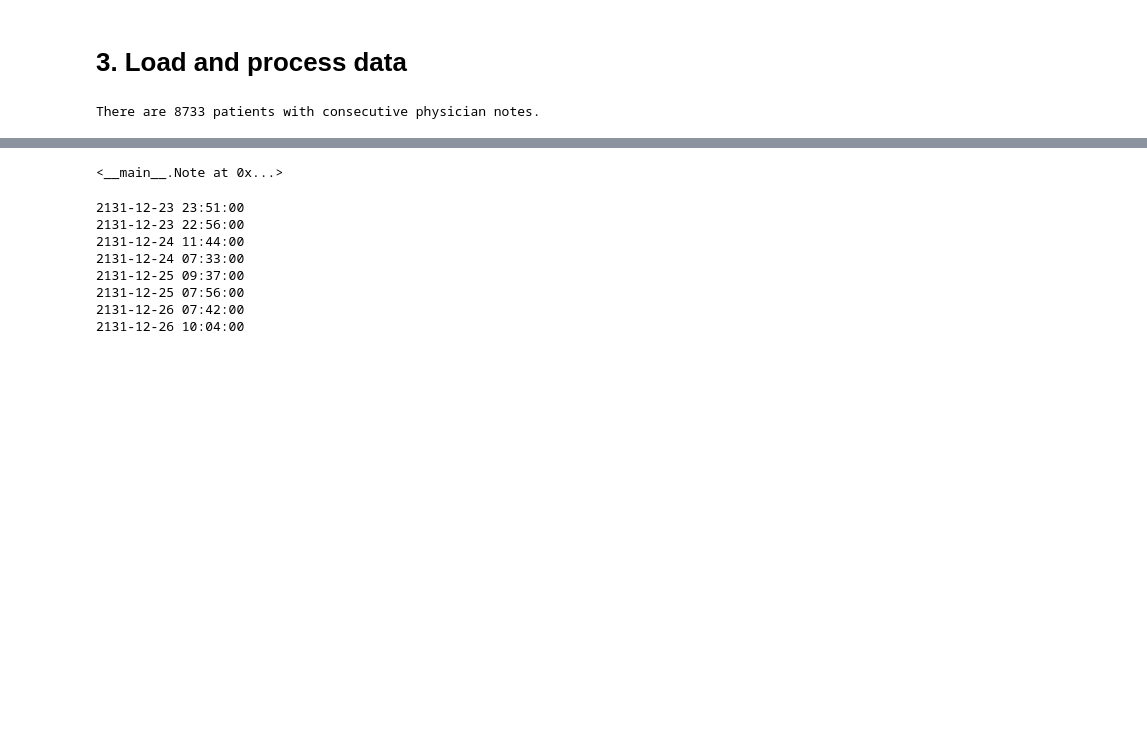
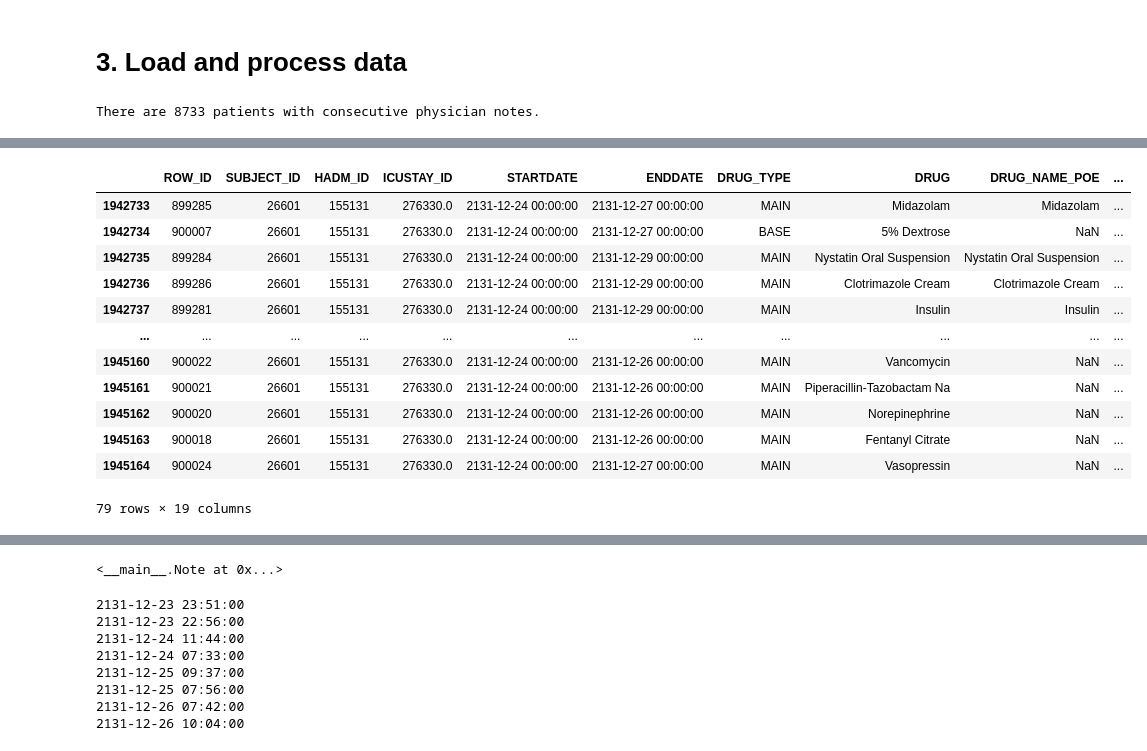
Before and after one commit to sakuralily11/opennotes-error-detection, a Jupyter notebook: Data Processing.ipynb, the cells around one changed output, grey strips where cells are left out. Saved outputs shown, nothing was run; the diff lists cells and outputs as text; code cells hidden in the pictures; blank space fills up the shorter version.

```diff
--- a/Data Processing.ipynb
+++ b/Data Processing.ipynb
@@ -497,12 +695,8 @@ There are 8733 patients with consecutive physician notes.
 # %%
 # test an example
+hadm_id = hadm_ids[10] # Note: `hadm_ids` is a list of all HADM id's with consecutive physician notes
 
 # Create patient instance -- processes all the data
-pat = Patient(hadm_ids[1], notes_df, drug_df, lab_df, d_lab_df, \
-              med7_nlp, sci_nlp, linker, \
+pat = Patient(hadm_id, notes_df, drug_df, lab_df, d_lab_df, \
+              med7_nlp, umls_nlp, rxnorm_nlp, umls_linker, rxnorm_linker, \
               physician_only=True)
-
-# note.hadm_id
-# note.txt
-# note.cat
-# note.time
@@ -513,0 +1252,28 @@ for sent_rep in note.sentence_reps:
+# %%
+## Processing patient's drug info
+
+# get datetimes for start and end dates
+start_dt = pat.drug_df.STARTDATE.apply(lambda x: datetime.strptime(x, "%Y-%m-%d %H:%M:%S").date())
+end_dt   = pat.drug_df.ENDDATE.apply(lambda x: datetime.strptime(x, "%Y-%m-%d %H:%M:%S").date())
+
+pat.drug_df[['START_DT']] = start_dt
+pat.drug_df[['END_DT']]   = end_dt
+
+# get earliest and latest dates
+start = min(start_dt)
+end   = max(end_dt)
+
+# process sentence for each prescription
+# get_drug_sent = lambda row: f"Patient was prescribed {row.DRUG.item()} {row.PROD_STRENGTH.item()} {row.ROUTE.item()} of total {row.DOSE_VAL_RX.item()} {row.DOSE_UNIT_RX.item()}"
+get_drug_sent = lambda row: f"Patient was prescribed {row.DRUG} {row.PROD_STRENGTH} {row.ROUTE} of total {row.DOSE_VAL_RX} {row.DOSE_UNIT_RX}"
+drug_sents = pat.drug_df.apply(get_drug_sent, axis=1)
+pat.drug_df[['Sentence']] = drug_sents
+
+# for each date, get all the prescriptions given and construct PrescriptionOrders
+delta = dt.timedelta(days=1)
+current = start
+while current <= end:
+    current_drug_df = pat.drug_df.apply(lambda x: x.START_DT <= current and x.END_DT >= current, axis=1)
+    prescription_order = PrescriptionOrders(pat, current_drug_df)
+
+    current += delta # go to next date
@@ -513,0 +1341,16 @@ for sent_rep in note.sentence_reps:
+# %%
+pat.drug_df
+# %% [output]
+|  | ROW_ID | SUBJECT_ID | HADM_ID | ICUSTAY_ID | STARTDATE | ENDDATE | DRUG_TYPE | DRUG | DRUG_NAME_POE | ... |
+| 1942733 | 899285 | 26601 | 155131 | 276330.0 | 2131-12-24 00:00:00 | 2131-12-27 00:00:00 | MAIN | Midazolam | Midazolam | ... |
+| 1942734 | 900007 | 26601 | 155131 | 276330.0 | 2131-12-24 00:00:00 | 2131-12-27 00:00:00 | BASE | 5% Dextrose | NaN | ... |
+| 1942735 | 899284 | 26601 | 155131 | 276330.0 | 2131-12-24 00:00:00 | 2131-12-29 00:00:00 | MAIN | Nystatin Oral Suspension | Nystatin Oral Suspension | ... |
+| 1942736 | 899286 | 26601 | 155131 | 276330.0 | 2131-12-24 00:00:00 | 2131-12-29 00:00:00 | MAIN | Clotrimazole Cream | Clotrimazole Cream | ... |
+| 1942737 | 899281 | 26601 | 155131 | 276330.0 | 2131-12-24 00:00:00 | 2131-12-29 00:00:00 | MAIN | Insulin | Insulin | ... |
+| ... | ... | ... | ... | ... | ... | ... | ... | ... | ... | ... |
+| 1945160 | 900022 | 26601 | 155131 | 276330.0 | 2131-12-24 00:00:00 | 2131-12-26 00:00:00 | MAIN | Vancomycin | NaN | ... |
+| 1945161 | 900021 | 26601 | 155131 | 276330.0 | 2131-12-24 00:00:00 | 2131-12-26 00:00:00 | MAIN | Piperacillin-Tazobactam Na | NaN | ... |
+| 1945162 | 900020 | 26601 | 155131 | 276330.0 | 2131-12-24 00:00:00 | 2131-12-26 00:00:00 | MAIN | Norepinephrine | NaN | ... |
+| 1945163 | 900018 | 26601 | 155131 | 276330.0 | 2131-12-24 00:00:00 | 2131-12-26 00:00:00 | MAIN | Fentanyl Citrate | NaN | ... |
+| 1945164 | 900024 | 26601 | 155131 | 276330.0 | 2131-12-24 00:00:00 | 2131-12-27 00:00:00 | MAIN | Vasopressin | NaN | ... |
+79 rows × 19 columns
```
Also changed, not shown: parts of 49 cells of this notebook.
